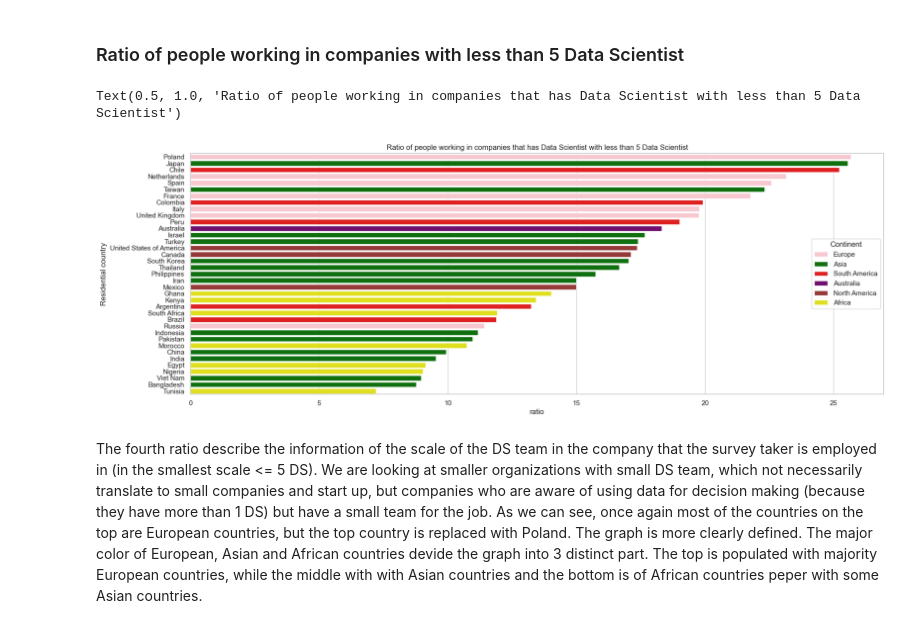
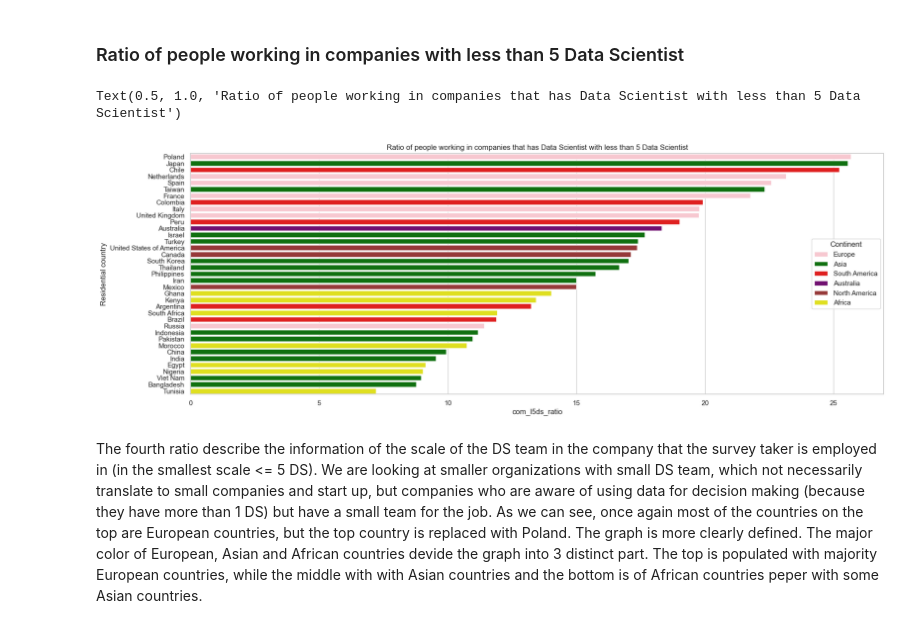
Before and after one commit to HTNam1710/P4DS_FinalProject, a Jupyter notebook: Source/phase_ask.ipynb, the cells around one changed output. Cells and saved outputs as stored; diff of their text form; code cells hidden in the pictures.

```diff
--- a/Source/phase_ask.ipynb
+++ b/Source/phase_ask.ipynb
@@ -223,16 +213,16 @@ For Asian countries, we see that Japan and Israel are most equiped with companie
 # %%
 company_l5ds_df = data[(data['Individual responsible'] == '1-2') | (data['Individual responsible'] == '3-4')]
 company_l5ds_df = pd.merge(company_l5ds_df.groupby('Residential country')['Company size'].agg(ds5_count = 'count'), total_response_df, on='Residential country')
-company_l5ds_df['ratio'] = company_l5ds_df['ds5_count'] * 100 / company_l5ds_df['number_of_response']
+company_l5ds_df['com_l5ds_ratio'] = company_l5ds_df['ds5_count'] * 100 / company_l5ds_df['number_of_response']
 # %%
 figure, ax = plt.subplots(figsize=(20, 7))
 sns.set_theme(style="whitegrid")
 sns.set_color_codes('muted')
-sns.barplot(x='ratio', y='Residential country', data=company_l5ds_df.sort_values(by='ratio', ascending=False),palette = continent_color ,hue='Continent', dodge=False)
+sns.barplot(x='com_l5ds_ratio', y='Residential country', data=company_l5ds_df.sort_values(by='com_l5ds_ratio', ascending=False),palette = continent_color ,hue='Continent', dodge=False)
 ax.set_title("Ratio of people working in companies that has Data Scientist with less than 5 Data Scientist")
 # %% [output]
 Text(0.5, 1.0, 'Ratio of people working in companies that has Data Scientist with less than 5 Data Scientist')
-[figure, old version]
+[figure, new version]
 # %% [markdown]
 The fourth ratio describe the information of the scale of the DS team in the company that the survey taker is employed in (in the smallest scale <= 5 DS). We are looking at smaller organizations with small DS team, which not necessarily translate to small companies and start up, but companies who are aware of using data for decision making (because they have more than 1 DS) but have a small team for the job. As we can see, once again most of the countries on the top are European countries, but the top country is replaced with Poland. The graph is more clearly defined. The major color of European, Asian and African countries devide the graph into 3 distinct part. The top is populated with majority European countries, while the middle with with Asian countries and the bottom is of African countries peper with some Asian countries.
 
```
Also changed, not shown: parts of 51 cells of this notebook.
